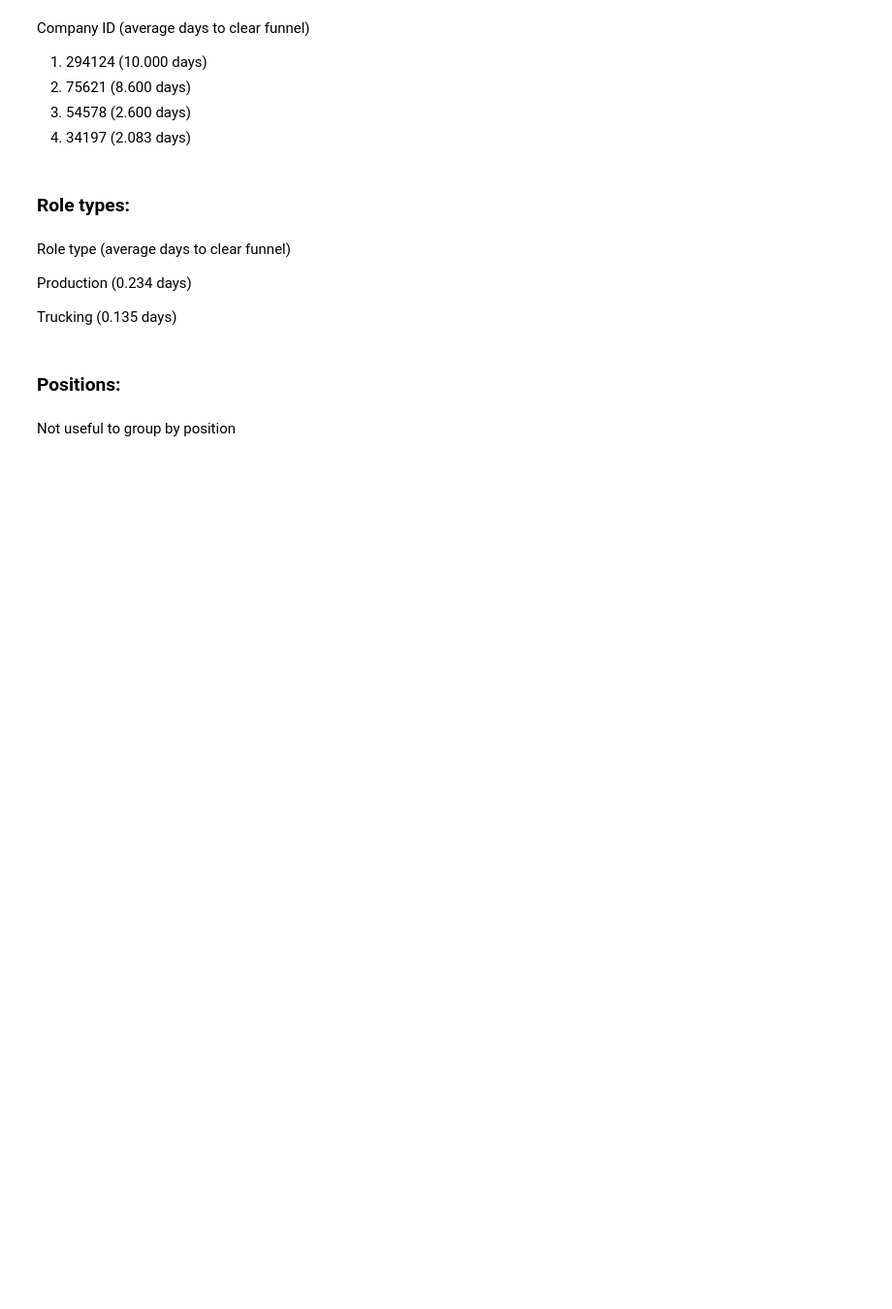
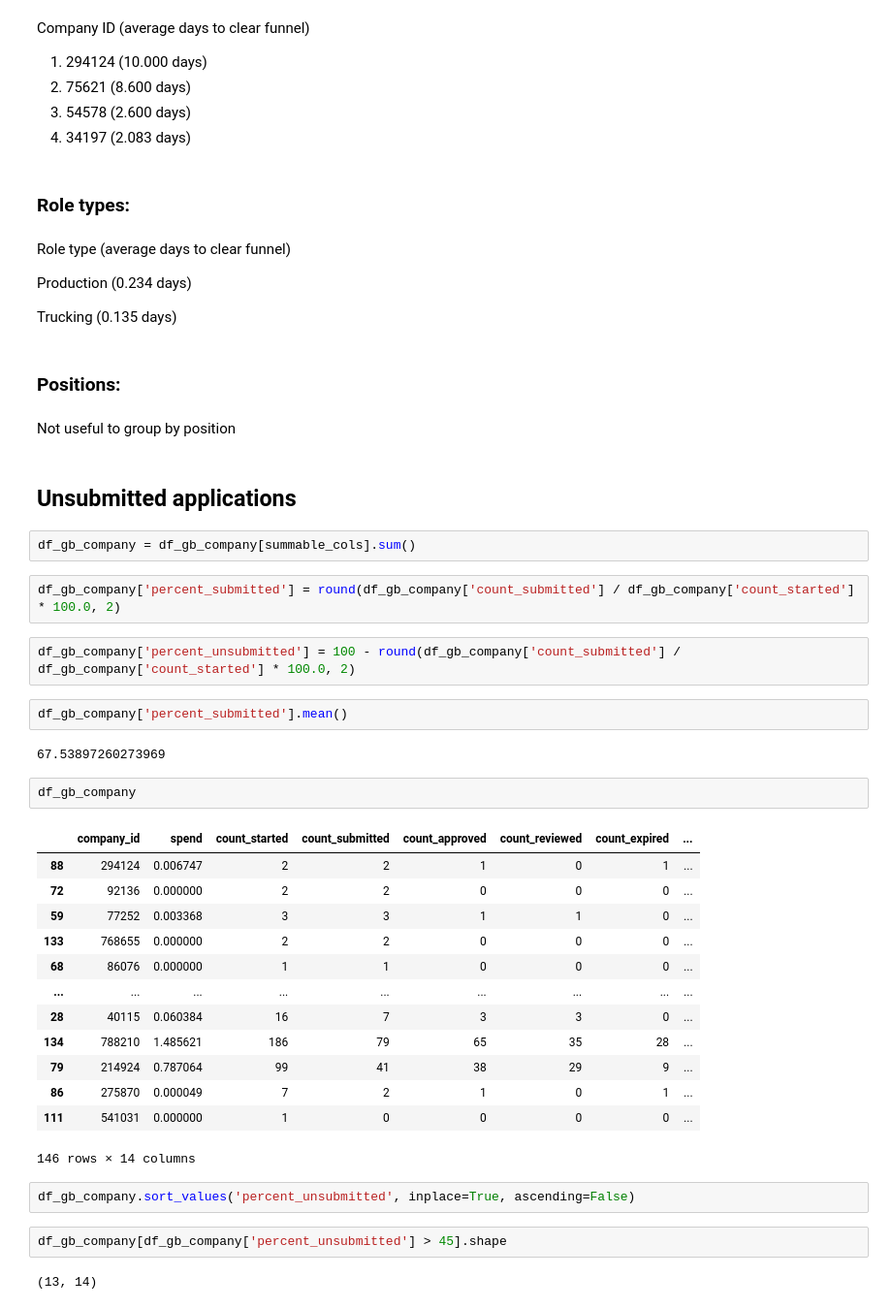
Before and after one commit to JacobTews/hiring_pipeline_analysis, a Jupyter notebook: eda.ipynb, the cells around one changed output. Shown at 97% size. Saved outputs shown, nothing was run; the diff lists cells and outputs as text; blank space fills up the shorter version.

```diff
--- a/eda.ipynb
+++ b/eda.ipynb
@@ -1038,3 +1040,37 @@ Trucking (0.135 days)
 ### Positions:
 # %% [markdown]
 Not useful to group by position
+# %% [markdown]
+## Unsubmitted applications
+# %%
+df_gb_company = df_gb_company[summable_cols].sum()
+# %%
+df_gb_company['percent_submitted'] = round(df_gb_company['count_submitted'] / df_gb_company['count_started'] * 100.0, 2)
+# %%
+df_gb_company['percent_unsubmitted'] = 100 - round(df_gb_company['count_submitted'] / df_gb_company['count_started'] * 100.0, 2)
+# %%
+df_gb_company['percent_submitted'].mean()
+# %% [output]
+67.53897260273969
+# %%
+df_gb_company
+# %% [output]
+|  | company_id | spend | count_started | count_submitted | count_approved | count_reviewed | count_expired | ... |
+| 88 | 294124 | 0.006747 | 2 | 2 | 1 | 0 | 1 | ... |
+| 72 | 92136 | 0.000000 | 2 | 2 | 0 | 0 | 0 | ... |
+| 59 | 77252 | 0.003368 | 3 | 3 | 1 | 1 | 0 | ... |
+| 133 | 768655 | 0.000000 | 2 | 2 | 0 | 0 | 0 | ... |
+| 68 | 86076 | 0.000000 | 1 | 1 | 0 | 0 | 0 | ... |
+| ... | ... | ... | ... | ... | ... | ... | ... | ... |
+| 28 | 40115 | 0.060384 | 16 | 7 | 3 | 3 | 0 | ... |
+| 134 | 788210 | 1.485621 | 186 | 79 | 65 | 35 | 28 | ... |
+| 79 | 214924 | 0.787064 | 99 | 41 | 38 | 29 | 9 | ... |
+| 86 | 275870 | 0.000049 | 7 | 2 | 1 | 0 | 1 | ... |
+| 111 | 541031 | 0.000000 | 1 | 0 | 0 | 0 | 0 | ... |
+146 rows × 14 columns
+# %%
+df_gb_company.sort_values('percent_unsubmitted', inplace=True, ascending=False)
+# %%
+df_gb_company[df_gb_company['percent_unsubmitted'] > 45].shape
+# %% [output]
+(13, 14)
```
Also changed, not shown: parts of 2 cells of this notebook, 1 other file.
